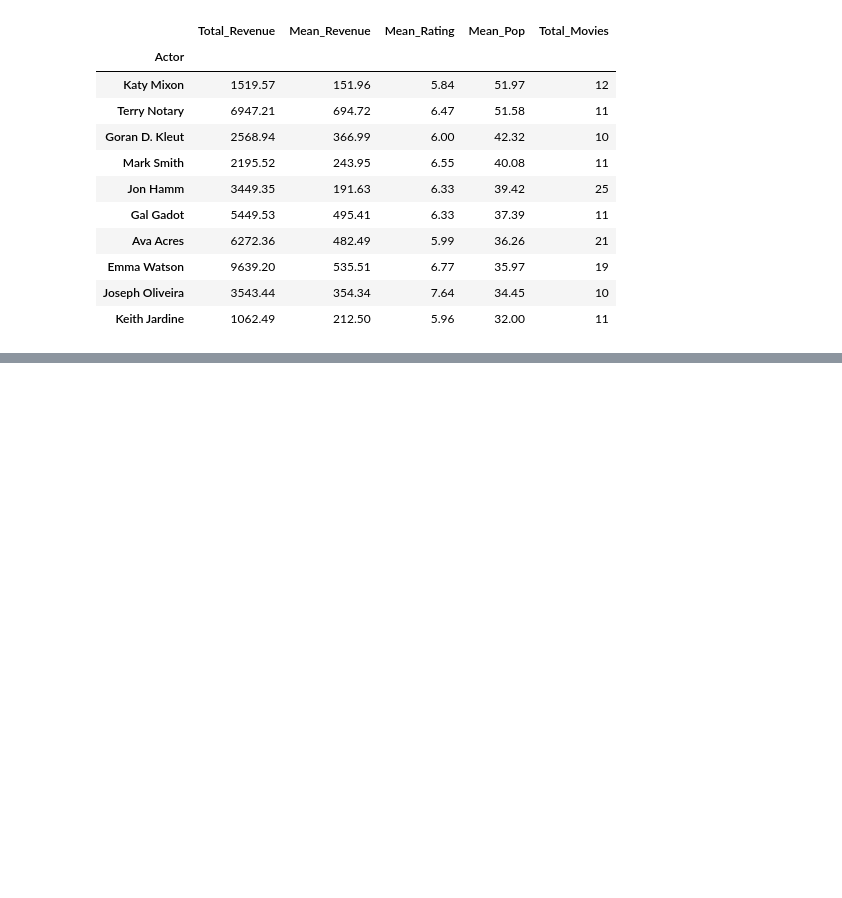
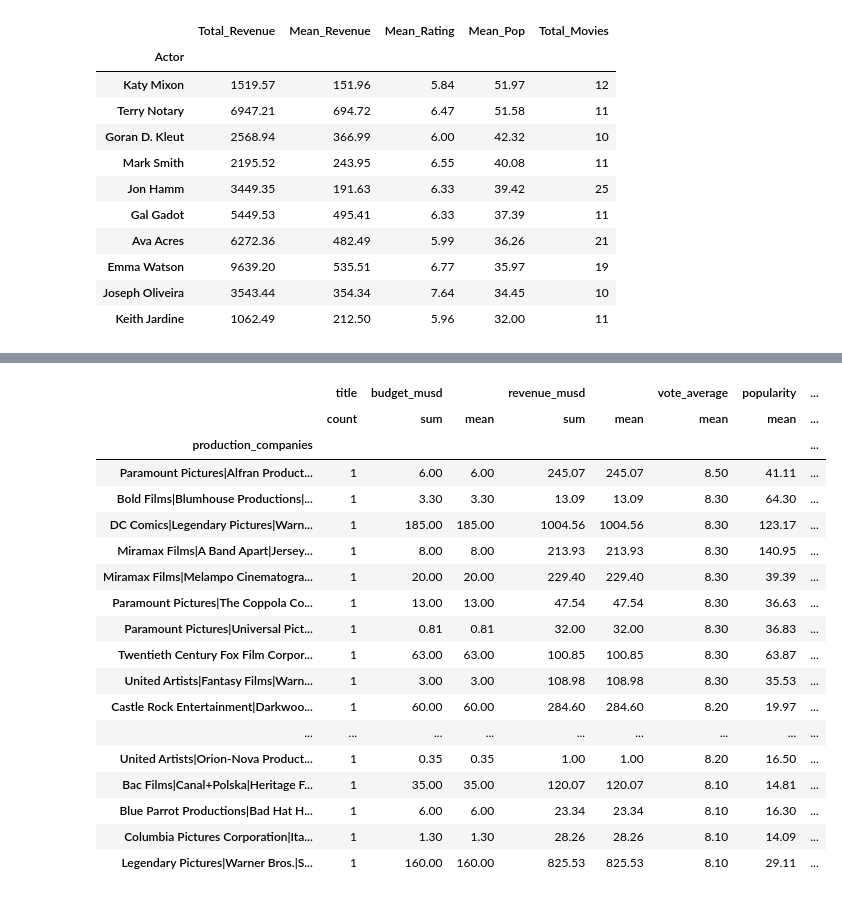
Before and after one commit to Vivekn986/Movie-Recommendations-Project, a Jupyter notebook: movie_recommendation .ipynb, the cells around one changed output, grey strips where cells are left out. Saved outputs shown, nothing was run; the diff lists cells and outputs as text; code cells hidden in the pictures; blank space fills up the shorter version.

```diff
--- a/movie_recommendation .ipynb
+++ b/movie_recommendation .ipynb
@@ -354,0 +421,22 @@ df.head(2)
+# %%
+production[production[("vote_count", "mean")] >=1000].nlargest(20, ("vote_average", "mean"))
+# %% [output]
+|  | title | budget_musd |  | revenue_musd |  | vote_average | popularity | ... |
+|  | count | sum | mean | sum | mean | mean | mean | ... |
+| production_companies |  |  |  |  |  |  |  | ... |
+| Paramount Pictures|Alfran Product... | 1 | 6.00 | 6.00 | 245.07 | 245.07 | 8.50 | 41.11 | ... |
+| Bold Films|Blumhouse Productions|... | 1 | 3.30 | 3.30 | 13.09 | 13.09 | 8.30 | 64.30 | ... |
+| DC Comics|Legendary Pictures|Warn... | 1 | 185.00 | 185.00 | 1004.56 | 1004.56 | 8.30 | 123.17 | ... |
+| Miramax Films|A Band Apart|Jersey... | 1 | 8.00 | 8.00 | 213.93 | 213.93 | 8.30 | 140.95 | ... |
+| Miramax Films|Melampo Cinematogra... | 1 | 20.00 | 20.00 | 229.40 | 229.40 | 8.30 | 39.39 | ... |
+| Paramount Pictures|The Coppola Co... | 1 | 13.00 | 13.00 | 47.54 | 47.54 | 8.30 | 36.63 | ... |
+| Paramount Pictures|Universal Pict... | 1 | 0.81 | 0.81 | 32.00 | 32.00 | 8.30 | 36.83 | ... |
+| Twentieth Century Fox Film Corpor... | 1 | 63.00 | 63.00 | 100.85 | 100.85 | 8.30 | 63.87 | ... |
+| United Artists|Fantasy Films|Warn... | 1 | 3.00 | 3.00 | 108.98 | 108.98 | 8.30 | 35.53 | ... |
+| Castle Rock Entertainment|Darkwoo... | 1 | 60.00 | 60.00 | 284.60 | 284.60 | 8.20 | 19.97 | ... |
+| ... | ... | ... | ... | ... | ... | ... | ... | ... |
+| United Artists|Orion-Nova Product... | 1 | 0.35 | 0.35 | 1.00 | 1.00 | 8.20 | 16.50 | ... |
+| Bac Films|Canal+Polska|Heritage F... | 1 | 35.00 | 35.00 | 120.07 | 120.07 | 8.10 | 14.81 | ... |
+| Blue Parrot Productions|Bad Hat H... | 1 | 6.00 | 6.00 | 23.34 | 23.34 | 8.10 | 16.30 | ... |
+| Columbia Pictures Corporation|Ita... | 1 | 1.30 | 1.30 | 28.26 | 28.26 | 8.10 | 14.09 | ... |
+| Legendary Pictures|Warner Bros.|S... | 1 | 160.00 | 160.00 | 825.53 | 825.53 | 8.10 | 29.11 | ... |
```
Also changed, not shown: parts of 5 cells of this notebook.
